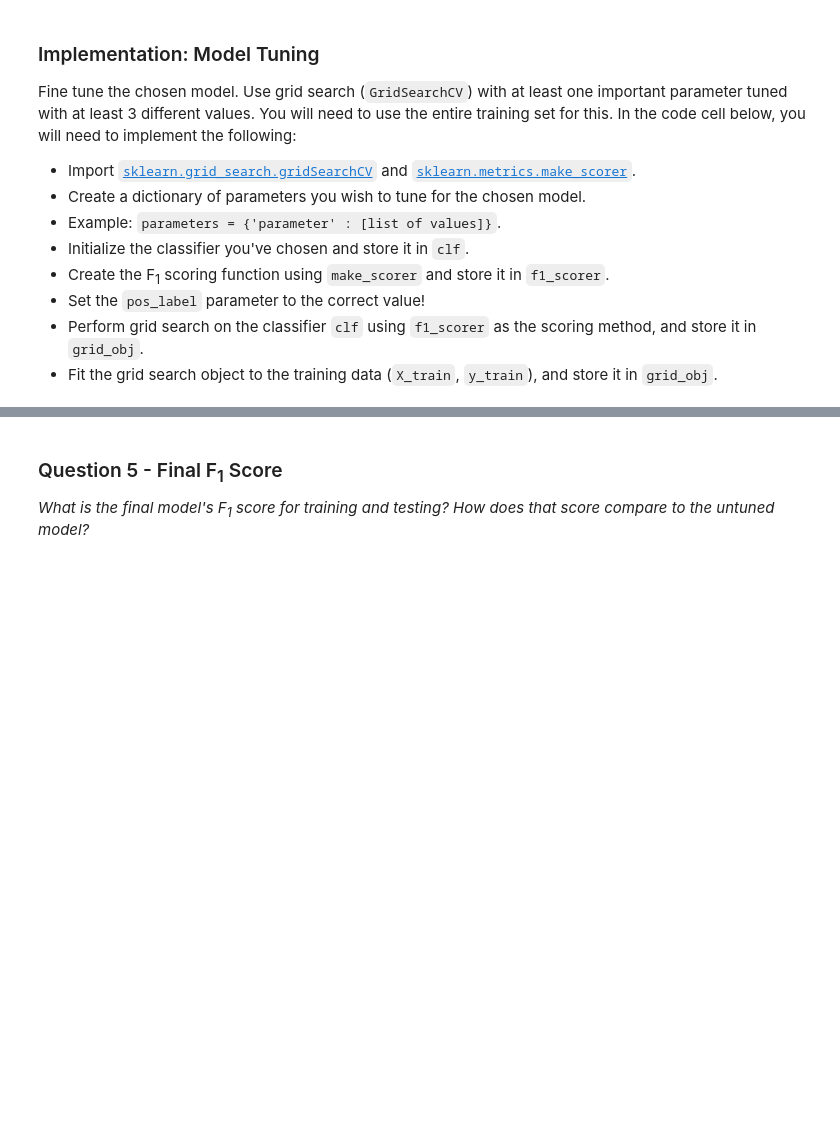
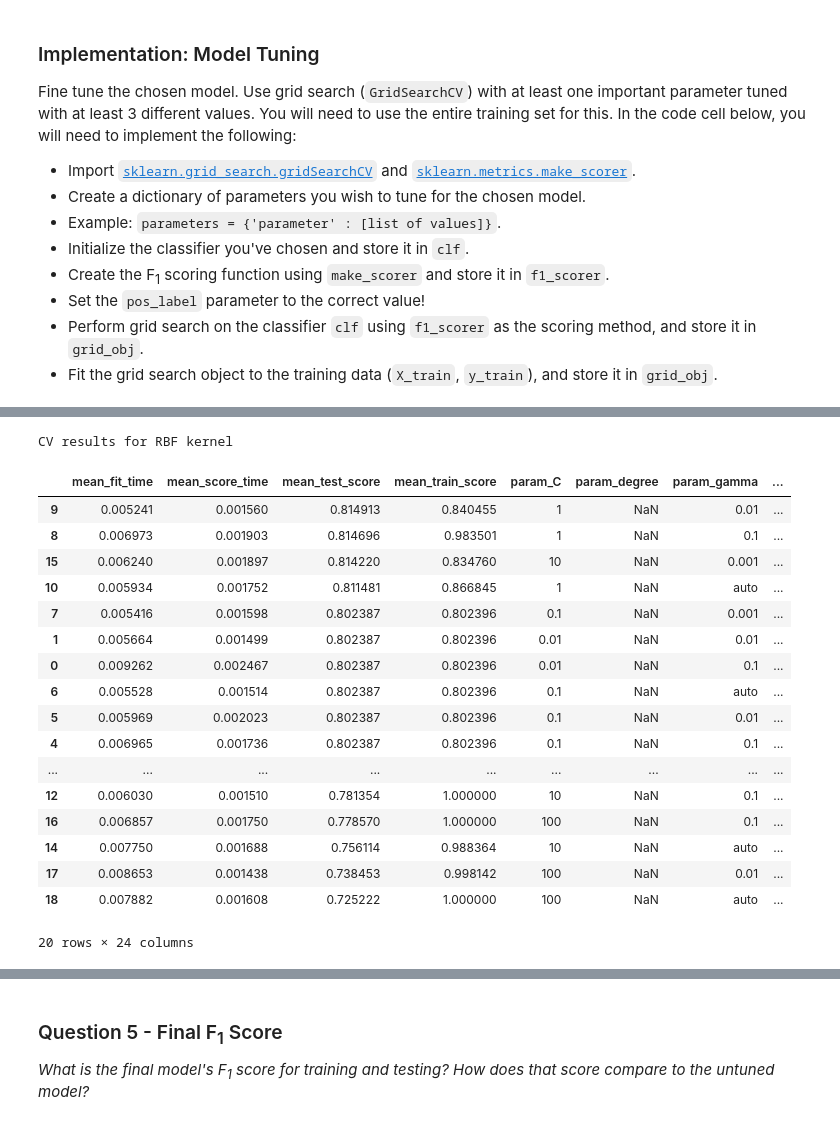
Before and after one commit to iyersume/ml-projects, a Jupyter notebook: student_intervention/student_intervention.ipynb, the cells around one changed output, grey strips where cells are left out. Drawn from its saved outputs; the diff is of its cells as text; code cells hidden in the pictures; blank space fills up the shorter version.

Commit message:
Student intervention: Update after review

```diff
--- a/student_intervention/student_intervention.ipynb
+++ b/student_intervention/student_intervention.ipynb
@@ -173,6 +173,7 @@ So far, we have converted all _categorical_ features into numeric values. For th
   - Store the results in `X_train`, `X_test`, `y_train`, and `y_test`.
 # %%
 # TODO: Import any additional functionality you may need here
+from sklearn.model_selection import train_test_split
 
 # TODO: Set the number of training points
 num_train = 300
@@ -181,16 +182,22 @@ num_train = 300
 num_test = X_all.shape[0] - num_train
 
 # TODO: Shuffle and split the dataset into the number of training and testing points above
-X_train = X_all.sample(num_train, random_state=np.random.RandomState())
-X_test = X_all.drop(X_train.index)
-y_train = y_all[X_train.index]
-y_test = y_all[X_test.index]
+
+# Given the imbalanced proportion of passes to fails, we want to ensure that our training and test data
+# both have similar proportions of "yes" and "no" labels.
+# To preserve the class imbalance, you can use the "stratify" parameter in train_test_split
+
+X_train, X_test, y_train, y_test = train_test_split(
+    X_all, y_all, stratify=y_all, train_size=num_train, random_state=42)
 
 # Show the results of the split
 print "Training set has {} samples.".format(X_train.shape[0])
 print "Testing set has {} samples.".format(X_test.shape[0])
 print "Training output set has {} samples.".format(y_train.shape[0])
 print "Testing output set has {} samples.".format(y_test.shape[0])
+
+print "Grad rates:\nTrain set = {:.2f}%".format(100 * (y_train == 'yes').mean())
+print "Test set = {:.2f}%".format(100 * (y_test == 'yes').mean())
 # %% [output]
 Training set has 300 samples.
 Testing set has 95 samples.
@@ -438,13 +465,13 @@ from sklearn.metrics import make_scorer
 from sklearn.svm import SVC
 
 # TODO: Create the parameters list you wish to tune
-parameters = [{'kernel': ['rbf'], 'gamma': [1e-1, 1e-2, 1e-3, 1e-4], 'C': [0.1, 1, 10, 100, 100]},
+parameters = [{'kernel': ['rbf'], 'gamma': [1e-1, 1e-2, 'auto', 1e-3], 'C': [0.01, 0.1, 1, 10, 100]},
               {'kernel': ['linear'], 'C': [0.1, 1, 10, 100]},
-              {'kernel': ['poly'], 'degree': [3, 4, 8, 10, 15, 20], 'C': [0.1, 1, 10, 100]}
+              {'kernel': ['poly'], 'degree': [3, 4, 8, 10, 15, 20], 'C': [0.01, 0.1, 1, 10, 100]}
              ]
 
 # TODO: Initialize the classifier
-clf = SVC()
+clf = SVC(random_state=10)
 
 # TODO: Make an f1 scoring function using 'make_scorer'
 f1_scorer = make_scorer(f1_score, pos_label='yes')
@@ -454,10 +481,3 @@ grid_obj = GridSearchCV(clf, parameters, cv=5, scoring=f1_scorer, n_jobs=4, refi
 
 # TODO: Fit the grid search object to the training data and find the optimal parameters
 grid_obj = grid_obj.fit(X_train, y_train)
-
-# Get the estimator
-clf = grid_obj.best_estimator_
-
-# Report the final F1 score for training and testing after parameter tuning
-print "Tuned model has a training F1 score of {:.4f}.".format(predict_labels(clf, X_train, y_train))
-print "Tuned model has a testing F1 score of {:.4f}.".format(predict_labels(clf, X_test, y_test))
@@ -507,0 +484,29 @@ plt.legend(loc="best")
+# %%
+from IPython.display import display
+C_range = parameters[0]['C']
+gamma_range = parameters[0]['gamma']
+
+grid_results = pd.DataFrame(grid_obj.cv_results_)
+rbf_results = grid_results[grid_results['param_kernel'] == 'rbf']
+print("CV results for RBF kernel")
+display(rbf_results.sort_values(by='mean_test_score', ascending=False))
+# %% [output]
+CV results for RBF kernel
+|  | mean_fit_time | mean_score_time | mean_test_score | mean_train_score | param_C | param_degree | param_gamma | ... |
+| 9 | 0.005241 | 0.001560 | 0.814913 | 0.840455 | 1 | NaN | 0.01 | ... |
+| 8 | 0.006973 | 0.001903 | 0.814696 | 0.983501 | 1 | NaN | 0.1 | ... |
+| 15 | 0.006240 | 0.001897 | 0.814220 | 0.834760 | 10 | NaN | 0.001 | ... |
+| 10 | 0.005934 | 0.001752 | 0.811481 | 0.866845 | 1 | NaN | auto | ... |
+| 7 | 0.005416 | 0.001598 | 0.802387 | 0.802396 | 0.1 | NaN | 0.001 | ... |
+| 1 | 0.005664 | 0.001499 | 0.802387 | 0.802396 | 0.01 | NaN | 0.01 | ... |
+| 0 | 0.009262 | 0.002467 | 0.802387 | 0.802396 | 0.01 | NaN | 0.1 | ... |
+| 6 | 0.005528 | 0.001514 | 0.802387 | 0.802396 | 0.1 | NaN | auto | ... |
+| 5 | 0.005969 | 0.002023 | 0.802387 | 0.802396 | 0.1 | NaN | 0.01 | ... |
+| 4 | 0.006965 | 0.001736 | 0.802387 | 0.802396 | 0.1 | NaN | 0.1 | ... |
+| ... | ... | ... | ... | ... | ... | ... | ... | ... |
+| 12 | 0.006030 | 0.001510 | 0.781354 | 1.000000 | 10 | NaN | 0.1 | ... |
+| 16 | 0.006857 | 0.001750 | 0.778570 | 1.000000 | 100 | NaN | 0.1 | ... |
+| 14 | 0.007750 | 0.001688 | 0.756114 | 0.988364 | 10 | NaN | auto | ... |
+| 17 | 0.008653 | 0.001438 | 0.738453 | 0.998142 | 100 | NaN | 0.01 | ... |
+| 18 | 0.007882 | 0.001608 | 0.725222 | 1.000000 | 100 | NaN | auto | ... |
+20 rows × 24 columns
```
Also changed, not shown: parts of 13 cells of this notebook.
